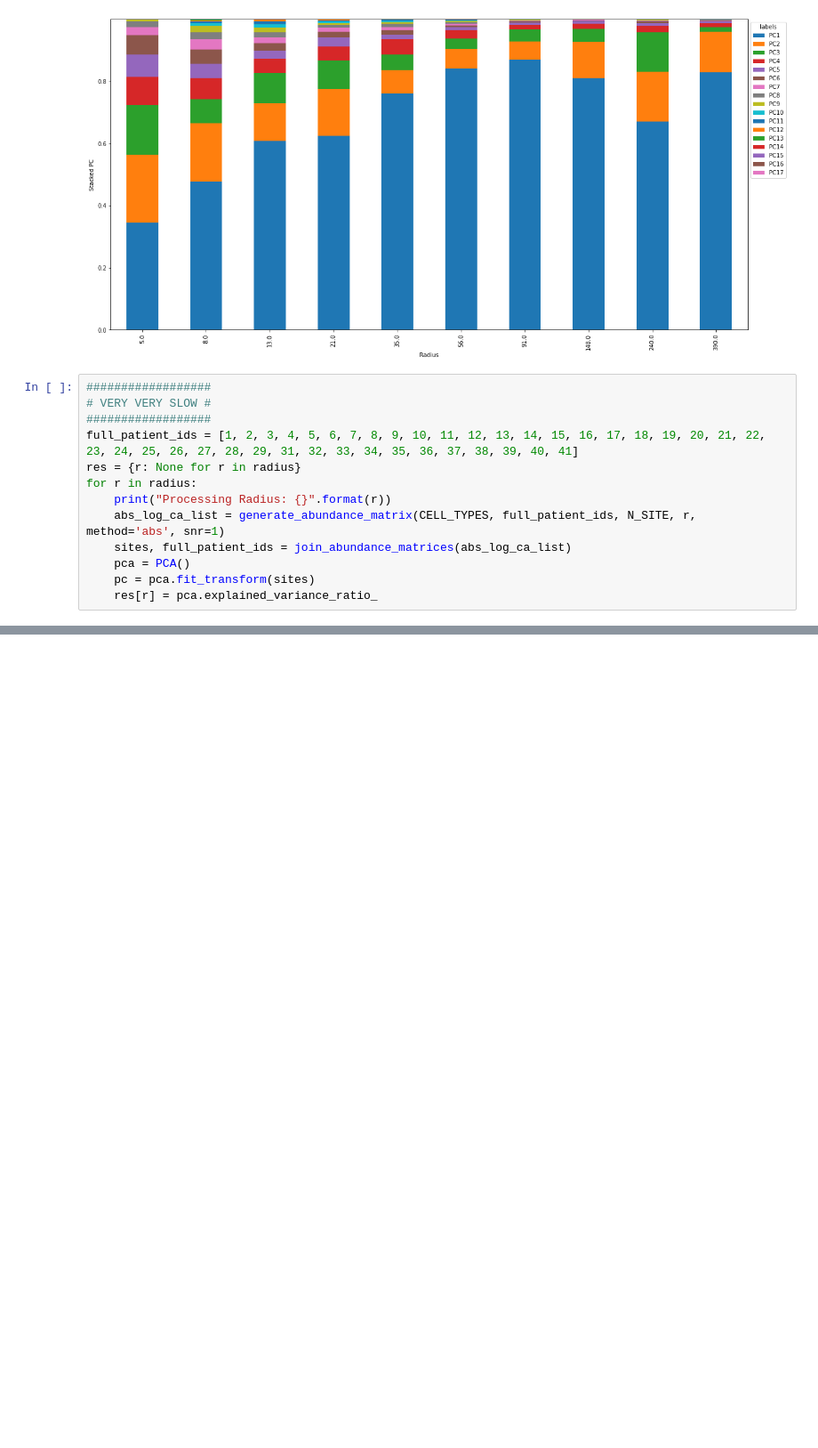
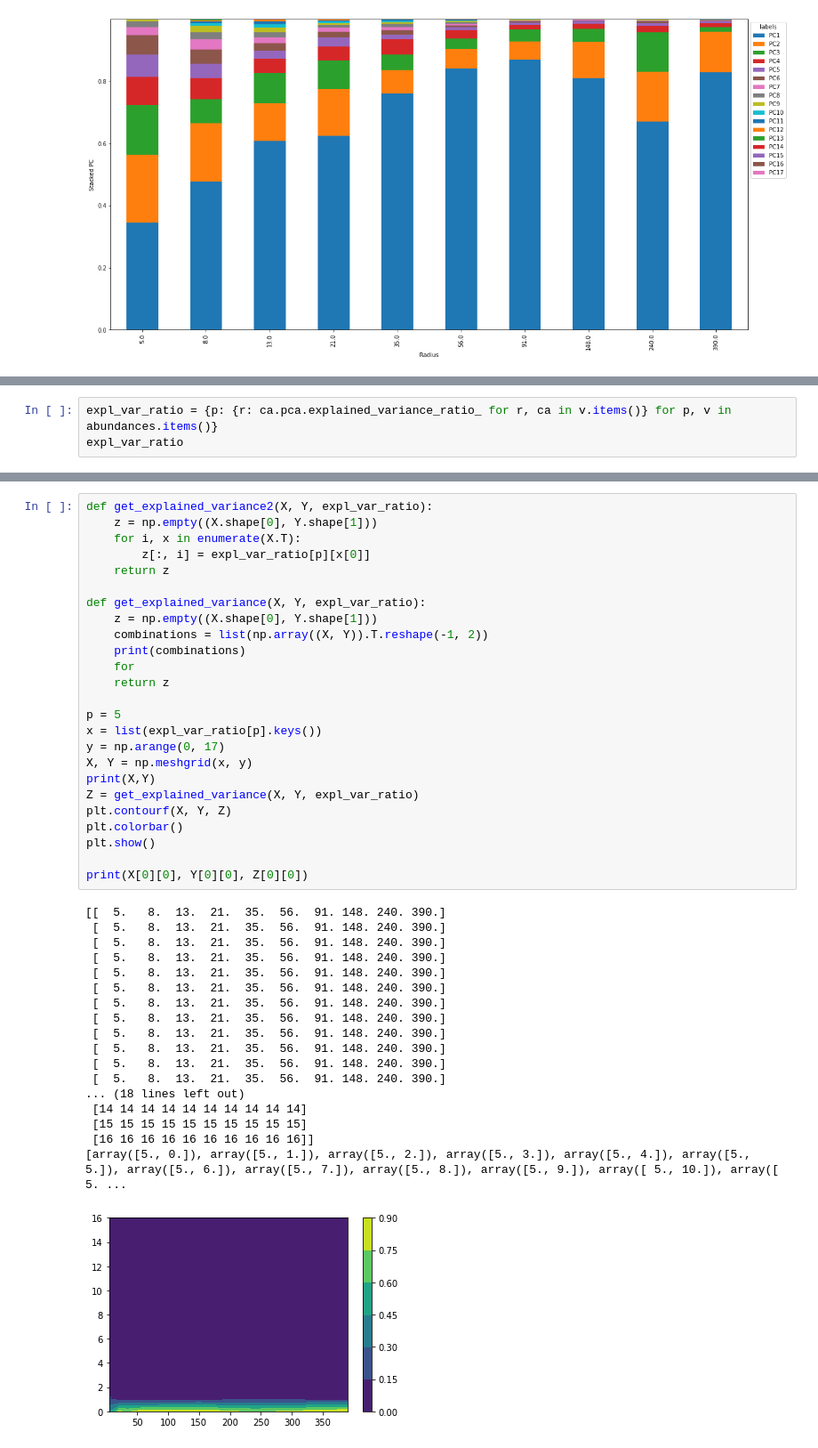
Before and after one commit to jhausserlab/NIPMAP, a Jupyter notebook: notebooks/Site Radius Analysis.ipynb, the cells around one changed output, grey strips where cells are left out. Shown at 89% size. Saved outputs shown, nothing was run; the diff lists cells and outputs as text; blank space fills up the shorter version.

```diff
--- a/notebooks/Site Radius Analysis.ipynb
+++ b/notebooks/Site Radius Analysis.ipynb
@@ -93,16 +75,3 @@ for p in patient_ids:
 [figure]
 [figure]
 [figure]
-# %%
-##################
-# VERY VERY SLOW #
-##################
-full_patient_ids = [1, 2, 3, 4, 5, 6, 7, 8, 9, 10, 11, 12, 13, 14, 15, 16, 17, 18, 19, 20, 21, 22, 23, 24, 25, 26, 27, 28, 29, 31, 32, 33, 34, 35, 36, 37, 38, 39, 40, 41]
-res = {r: None for r in radius}
-for r in radius:
-    print("Processing Radius: {}".format(r))
-    abs_log_ca_list = generate_abundance_matrix(CELL_TYPES, full_patient_ids, N_SITE, r, method='abs', snr=1)
-    sites, full_patient_ids = join_abundance_matrices(abs_log_ca_list)
-    pca = PCA()
-    pc = pca.fit_transform(sites)
-    res[r] = pca.explained_variance_ratio_
@@ -117,0 +78,3 @@ plot_cev_radius(expr_var, 'All')
+# %%
+expl_var_ratio = {p: {r: ca.pca.explained_variance_ratio_ for r, ca in v.items()} for p, v in abundances.items()}
+expl_var_ratio
@@ -117,0 +99,44 @@ plot_cev_radius(expr_var, 'All')
+# %%
+def get_explained_variance2(X, Y, expl_var_ratio):
+    z = np.empty((X.shape[0], Y.shape[1]))
+    for i, x in enumerate(X.T):
+        z[:, i] = expl_var_ratio[p][x[0]]
+    return z
+
+def get_explained_variance(X, Y, expl_var_ratio):
+    z = np.empty((X.shape[0], Y.shape[1]))
+    combinations = list(np.array((X, Y)).T.reshape(-1, 2))
+    print(combinations)
+    for
+    return z
+
+p = 5
+x = list(expl_var_ratio[p].keys())
+y = np.arange(0, 17)
+X, Y = np.meshgrid(x, y)
+print(X,Y)
+Z = get_explained_variance(X, Y, expl_var_ratio)
+plt.contourf(X, Y, Z)
+plt.colorbar()
+plt.show()
+
+print(X[0][0], Y[0][0], Z[0][0])
+# %% [output]
+[[  5.   8.  13.  21.  35.  56.  91. 148. 240. 390.]
+ [  5.   8.  13.  21.  35.  56.  91. 148. 240. 390.]
+ [  5.   8.  13.  21.  35.  56.  91. 148. 240. 390.]
+ [  5.   8.  13.  21.  35.  56.  91. 148. 240. 390.]
+ [  5.   8.  13.  21.  35.  56.  91. 148. 240. 390.]
+ [  5.   8.  13.  21.  35.  56.  91. 148. 240. 390.]
+ [  5.   8.  13.  21.  35.  56.  91. 148. 240. 390.]
+ [  5.   8.  13.  21.  35.  56.  91. 148. 240. 390.]
+ [  5.   8.  13.  21.  35.  56.  91. 148. 240. 390.]
+ [  5.   8.  13.  21.  35.  56.  91. 148. 240. 390.]
+ [  5.   8.  13.  21.  35.  56.  91. 148. 240. 390.]
+ [  5.   8.  13.  21.  35.  56.  91. 148. 240. 390.]
+... (18 lines left out)
+ [14 14 14 14 14 14 14 14 14 14]
+ [15 15 15 15 15 15 15 15 15 15]
+ [16 16 16 16 16 16 16 16 16 16]]
+[array([5., 0.]), array([5., 1.]), array([5., 2.]), array([5., 3.]), array([5., 4.]), array([5., 5.]), array([5., 6.]), array([5., 7.]), array([5., 8.]), array([5., 9.]), array([ 5., 10.]), array([ 5. ...
+[figure, added]
```
Also changed, not shown: parts of 8 cells of this notebook, 10 other files.
